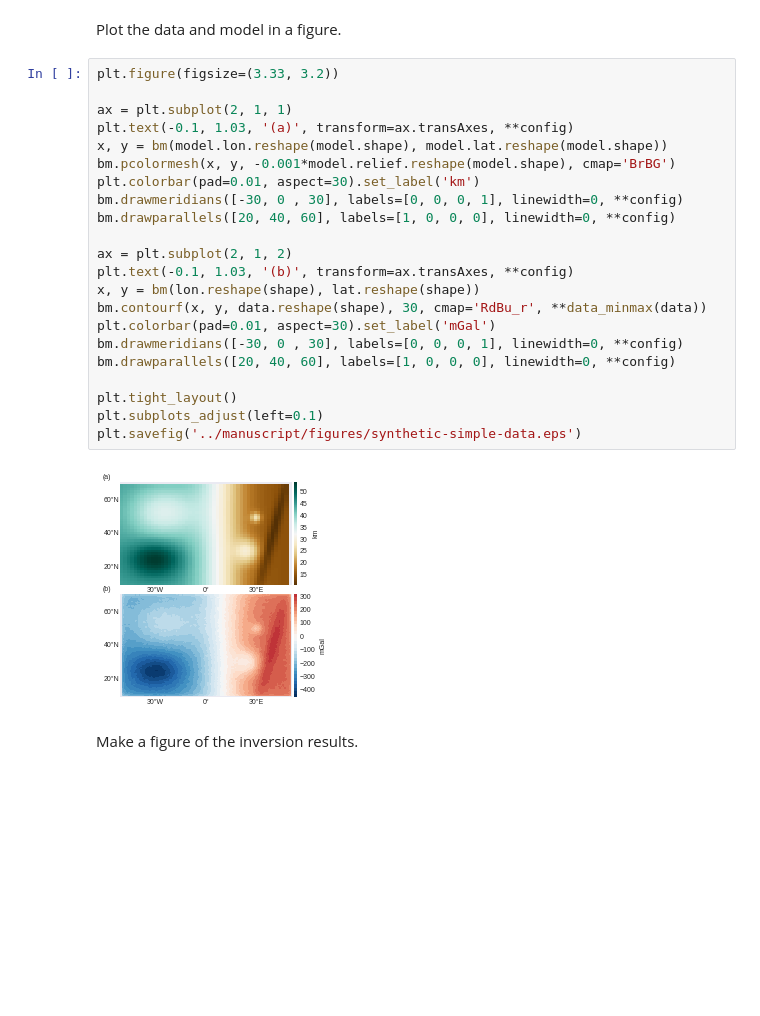
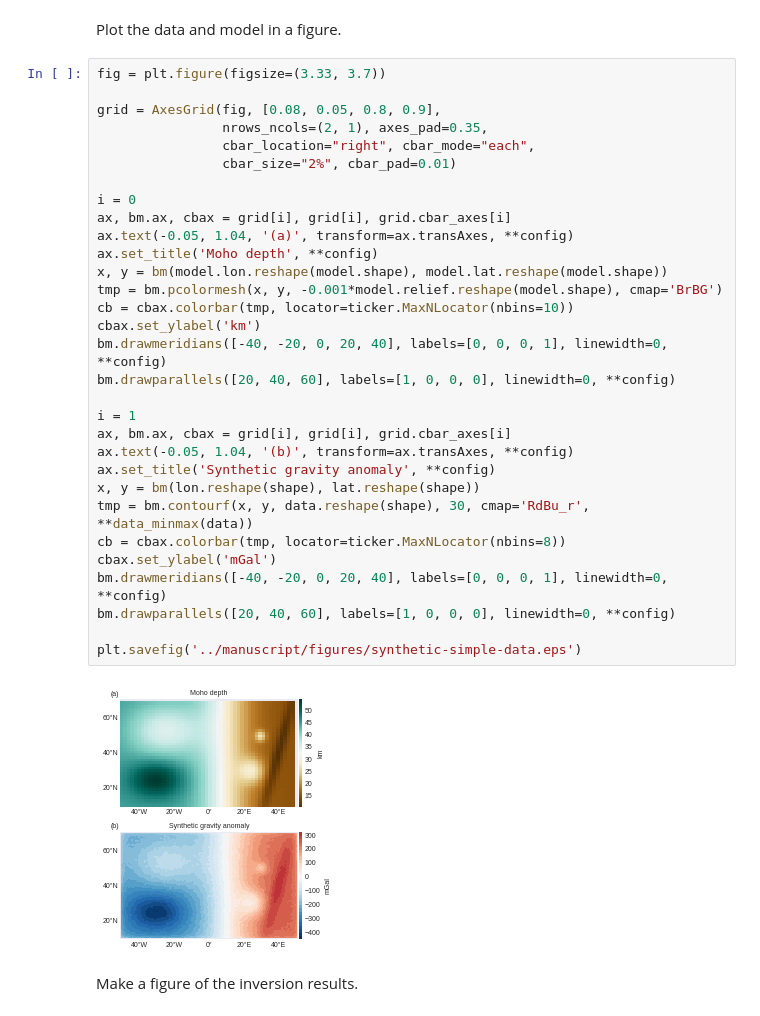
Before and after one commit to pinga-lab/paper-moho-inversion-tesseroids, a Jupyter notebook: code/paper-figures.ipynb, the cells around one changed output. Drawn from its saved outputs; the diff is of its cells as text; blank space fills up the shorter version.

Commit message:
Remake simple synthetic data figure with axesgrid

```diff
--- a/code/paper-figures.ipynb
+++ b/code/paper-figures.ipynb
@@ -81,29 +81,38 @@ bm = Basemap(projection='cyl',
 # %% [markdown]
 Plot the data and model in a figure.
 # %%
-plt.figure(figsize=(3.33, 3.2))
+fig = plt.figure(figsize=(3.33, 3.7))
 
-ax = plt.subplot(2, 1, 1)
-plt.text(-0.1, 1.03, '(a)', transform=ax.transAxes, **config)
+grid = AxesGrid(fig, [0.08, 0.05, 0.8, 0.9],
+                nrows_ncols=(2, 1), axes_pad=0.35,
+                cbar_location="right", cbar_mode="each",
+                cbar_size="2%", cbar_pad=0.01)
+
+i = 0
+ax, bm.ax, cbax = grid[i], grid[i], grid.cbar_axes[i]
+ax.text(-0.05, 1.04, '(a)', transform=ax.transAxes, **config)
+ax.set_title('Moho depth', **config)
 x, y = bm(model.lon.reshape(model.shape), model.lat.reshape(model.shape))
-bm.pcolormesh(x, y, -0.001*model.relief.reshape(model.shape), cmap='BrBG')
-plt.colorbar(pad=0.01, aspect=30).set_label('km')
-bm.drawmeridians([-30, 0 , 30], labels=[0, 0, 0, 1], linewidth=0, **config)
+tmp = bm.pcolormesh(x, y, -0.001*model.relief.reshape(model.shape), cmap='BrBG')
+cb = cbax.colorbar(tmp, locator=ticker.MaxNLocator(nbins=10))
+cbax.set_ylabel('km')
+bm.drawmeridians([-40, -20, 0, 20, 40], labels=[0, 0, 0, 1], linewidth=0, **config)
 bm.drawparallels([20, 40, 60], labels=[1, 0, 0, 0], linewidth=0, **config)
 
-ax = plt.subplot(2, 1, 2)
-plt.text(-0.1, 1.03, '(b)', transform=ax.transAxes, **config)
+i = 1
+ax, bm.ax, cbax = grid[i], grid[i], grid.cbar_axes[i]
+ax.text(-0.05, 1.04, '(b)', transform=ax.transAxes, **config)
+ax.set_title('Synthetic gravity anomaly', **config)
 x, y = bm(lon.reshape(shape), lat.reshape(shape))
-bm.contourf(x, y, data.reshape(shape), 30, cmap='RdBu_r', **data_minmax(data))
-plt.colorbar(pad=0.01, aspect=30).set_label('mGal')
-bm.drawmeridians([-30, 0 , 30], labels=[0, 0, 0, 1], linewidth=0, **config)
+tmp = bm.contourf(x, y, data.reshape(shape), 30, cmap='RdBu_r', **data_minmax(data))
+cb = cbax.colorbar(tmp, locator=ticker.MaxNLocator(nbins=8))
+cbax.set_ylabel('mGal')
+bm.drawmeridians([-40, -20, 0, 20, 40], labels=[0, 0, 0, 1], linewidth=0, **config)
 bm.drawparallels([20, 40, 60], labels=[1, 0, 0, 0], linewidth=0, **config)
 
-plt.tight_layout()
-plt.subplots_adjust(left=0.1)
 plt.savefig('../manuscript/figures/synthetic-simple-data.eps')
 # %% [output]
-[figure, old version]
+[figure, new version]
 # %% [markdown]
 Make a figure of the inversion results.
 # %%
```
Also changed, not shown: 1 other file.
